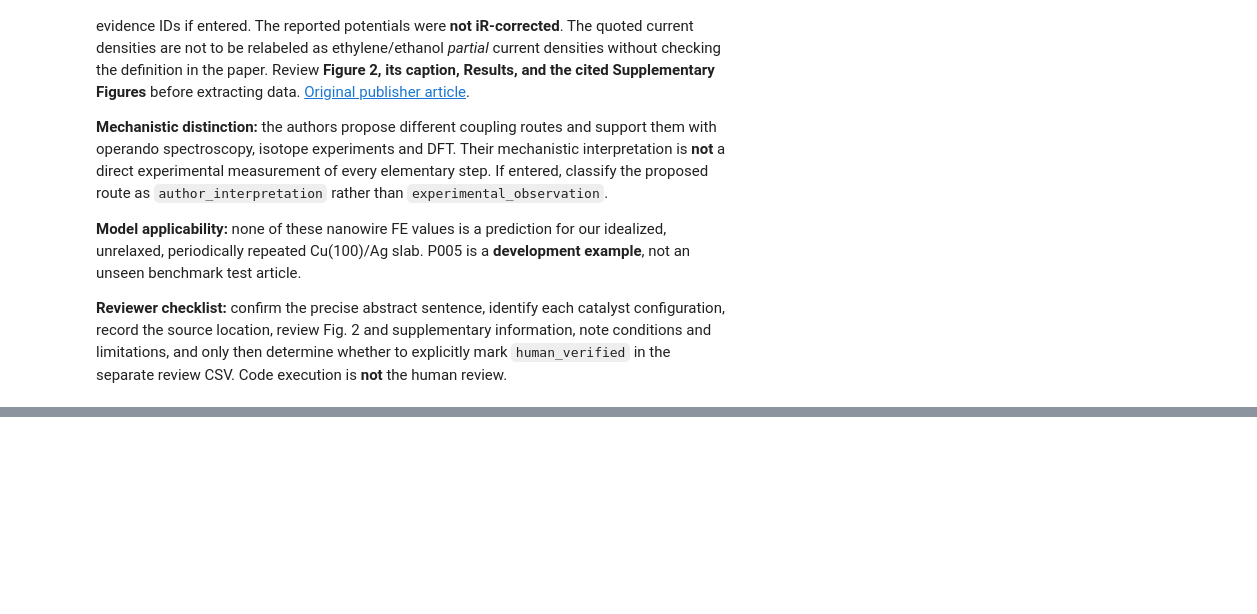
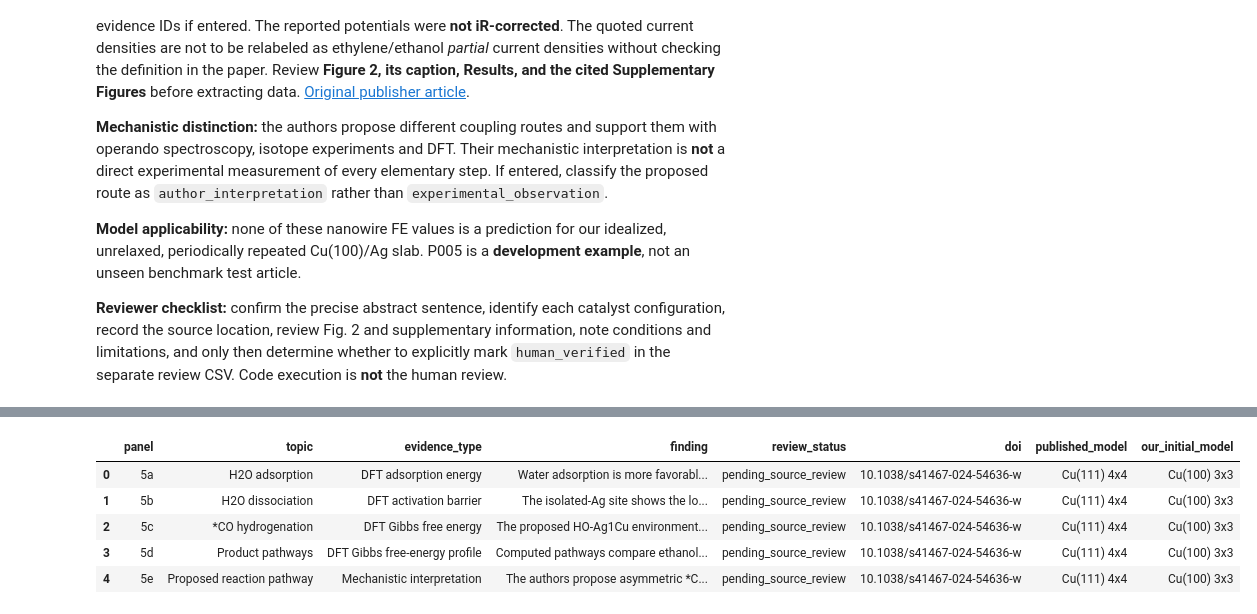
Before and after one commit to Nsolebna/CuSelect-AI, a Jupyter notebook: notebooks/02_Literature_and_Evidence.ipynb, the cells around one changed output, grey strips where cells are left out. Drawn from its saved outputs; the diff is of its cells as text; code cells hidden in the pictures; blank space fills up the shorter version.

```diff
--- a/notebooks/02_Literature_and_Evidence.ipynb
+++ b/notebooks/02_Literature_and_Evidence.ipynb
@@ -327,0 +1269,79 @@ print('No scientific claims were promoted by this cell.')
+# %%
+
+# PSEUDOCODE
+# 1. Define the five panels of Figure 5.
+# 2. Identify the calculation or interpretation in each.
+# 3. Classify the evidence correctly.
+# 4. Record the published surface model.
+# 5. Keep all claims pending source review.
+# 6. Display results without changing files.
+
+import pandas as pd
+
+dft_evidence = pd.DataFrame([
+    {
+        "panel": "5a",
+        "topic": "H2O adsorption",
+        "evidence_type": "DFT adsorption energy",
+        "finding": "Water adsorption is more favorable "
+                   "on the modeled Ag1Cu surface.",
+        "review_status": "pending_source_review"
+    },
+    {
+        "panel": "5b",
+        "topic": "H2O dissociation",
+        "evidence_type": "DFT activation barrier",
+        "finding": "The isolated-Ag site shows the "
+                   "lowest calculated water-dissociation barrier.",
+        "review_status": "pending_source_review"
+    },
+    {
+        "panel": "5c",
+        "topic": "*CO hydrogenation",
+        "evidence_type": "DFT Gibbs free energy",
+        "finding": "The proposed HO-Ag1Cu environment "
+                   "favors formation of *CHO.",
+        "review_status": "pending_source_review"
+    },
+    {
+        "panel": "5d",
+        "topic": "Product pathways",
+        "evidence_type": "DFT Gibbs free-energy profile",
+        "finding": "Computed pathways compare ethanol "
+                   "and ethylene formation on Ag1Cu.",
+        "review_status": "pending_source_review"
+    },
+    {
+        "panel": "5e",
+        "topic": "Proposed reaction pathway",
+        "evidence_type": "Mechanistic interpretation",
+        "finding": "The authors propose asymmetric "
+                   "*CO-*CHO coupling toward ethanol.",
+        "review_status": "pending_source_review"
+    }
+])
+
+dft_evidence["doi"] = "10.1038/s41467-024-54636-w"
+dft_evidence["published_model"] = "Cu(111) 4x4"
+dft_evidence["our_initial_model"] = "Cu(100) 3x3"
+
+assert len(dft_evidence) == 5
+assert dft_evidence["panel"].is_unique
+assert (
+    dft_evidence["review_status"] == "pending_source_review"
+).all()
+
+display(dft_evidence)
+
+print("DFT evidence topics organized:", len(dft_evidence))
+print("Published model: Cu(111) 4x4")
+print("CuSelect-AI model: Cu(100) 3x3")
+print("No DFT calculations performed.")
+print("No files modified or claims approved.")
+# %% [output]
+|  | panel | topic | evidence_type | finding | review_status | doi | published_model | our_initial_model |
+| 0 | 5a | H2O adsorption | DFT adsorption energy | Water adsorption is more favorabl... | pending_source_review | 10.1038/s41467-024-54636-w | Cu(111) 4x4 | Cu(100) 3x3 |
+| 1 | 5b | H2O dissociation | DFT activation barrier | The isolated-Ag site shows the lo... | pending_source_review | 10.1038/s41467-024-54636-w | Cu(111) 4x4 | Cu(100) 3x3 |
+| 2 | 5c | *CO hydrogenation | DFT Gibbs free energy | The proposed HO-Ag1Cu environment... | pending_source_review | 10.1038/s41467-024-54636-w | Cu(111) 4x4 | Cu(100) 3x3 |
+| 3 | 5d | Product pathways | DFT Gibbs free-energy profile | Computed pathways compare ethanol... | pending_source_review | 10.1038/s41467-024-54636-w | Cu(111) 4x4 | Cu(100) 3x3 |
+| 4 | 5e | Proposed reaction pathway | Mechanistic interpretation | The authors propose asymmetric *C... | pending_source_review | 10.1038/s41467-024-54636-w | Cu(111) 4x4 | Cu(100) 3x3 |
```
Also changed, not shown: parts of 66 cells of this notebook, 2 other files.
